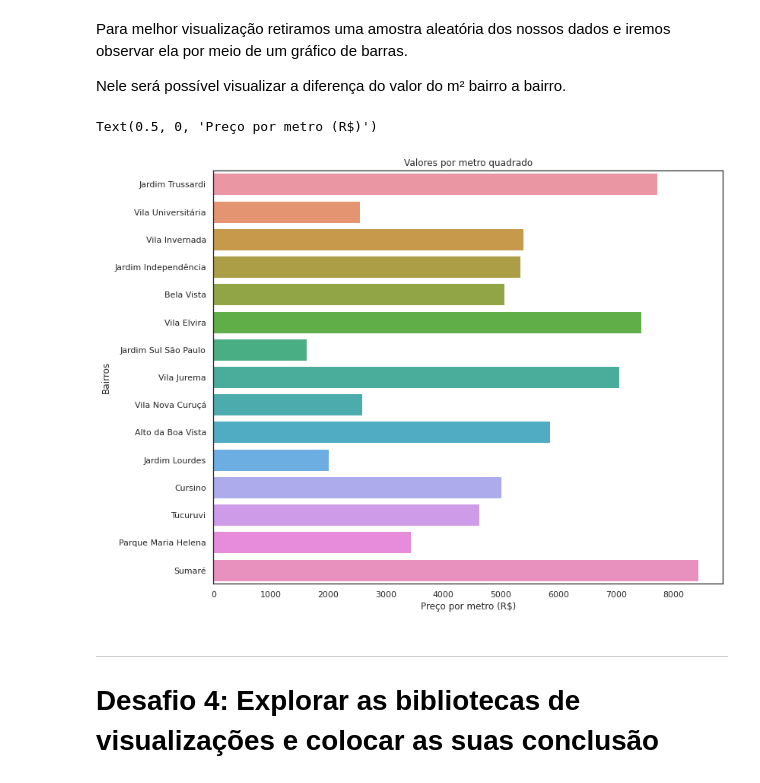
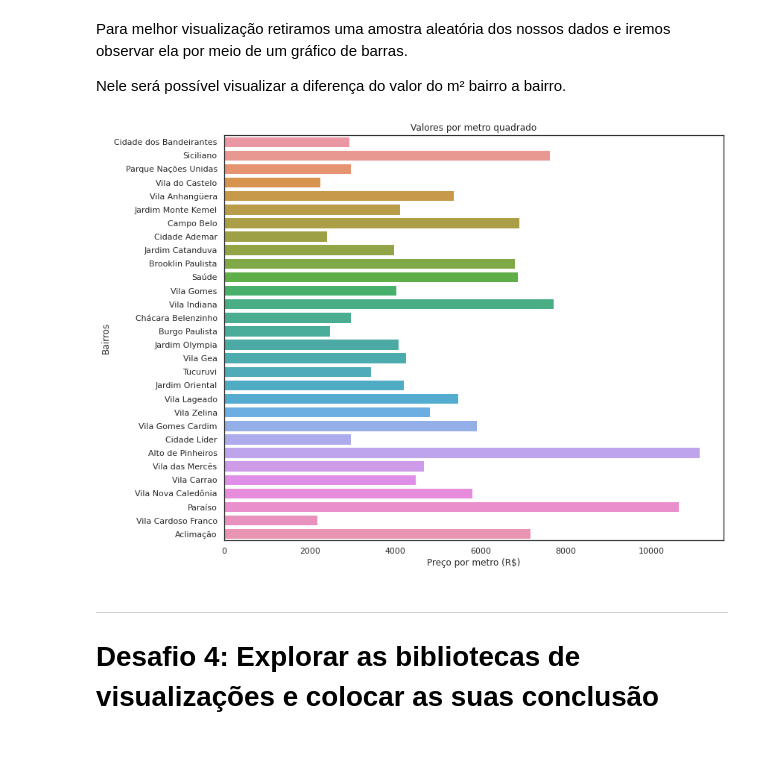
Before and after one commit to CarlosTertuliano/imersao_dados_4, a Jupyter notebook: imersao_dados_4_dia_2_alura.ipynb, the cells around one changed output. Cells and saved outputs as stored; diff of their text form; code cells hidden in the pictures; blank space fills up the shorter version.

```diff
--- a/imersao_dados_4_dia_2_alura.ipynb
+++ b/imersao_dados_4_dia_2_alura.ipynb
@@ -256,13 +256,3 @@ Bem melhor! Agora me diga, o que você entende ao observar esse gráfico?  🤔
 ---
 
 # Desafio 3: Preço do metro quadrado por bairro e plotar em um gráfico ideal.
-# %%
-dados_vendas["Valor_metro"] = dados_vendas["Valor_anuncio"]/dados_vendas["Metragem"]
-
-valor_metro_por_bairro = dados_vendas.groupby("Bairro")["Valor_metro"].mean().sort_values().reset_index()
-
-metro_quadrado_por_bairro = valor_metro_por_bairro.sort_values(by='Valor_metro').sample(15)
-
-
-
-metro_quadrado_por_bairro
@@ -290,0 +259,6 @@ See the caveats in the documentation: https://pandas.pydata.org/pandas-docs/stab
+# %%
+dados_bairro = dados_vendas.groupby("Bairro").sum().reset_index()
+
+dados_bairro["Valor_metro"] = dados_bairro["Valor_anuncio"]/dados_bairro["Metragem"]
+
+dados_bairro
@@ -295,20 +283,24 @@ Nele será possível visualizar a diferença do valor do m² bairro a bairro.
 # %%
 import numpy as np
 
 plt.figure(figsize=(12, 10))
 
 sns.set_style("white")
 
-ax = sns.barplot(data = metro_quadrado_por_bairro, y = "Bairro", x="Valor_metro")
+dados_grafico = dados_bairro.sample(30)
+
+ax = sns.barplot(data = dados_grafico, y = "Bairro", x="Valor_metro")
 
 plt.title("Valores por metro quadrado")
 plt.ylabel("Bairros")
 
 
 plt.xlabel("Preço por metro (R$)")
+
+
+plt.show()
 # %% [output]
-Text(0.5, 0, 'Preço por metro (R$)')
-[figure, old version]
+[figure, new version]
 # %% [markdown]
 
 ---
```
Also changed, not shown: parts of 4 cells of this notebook.
